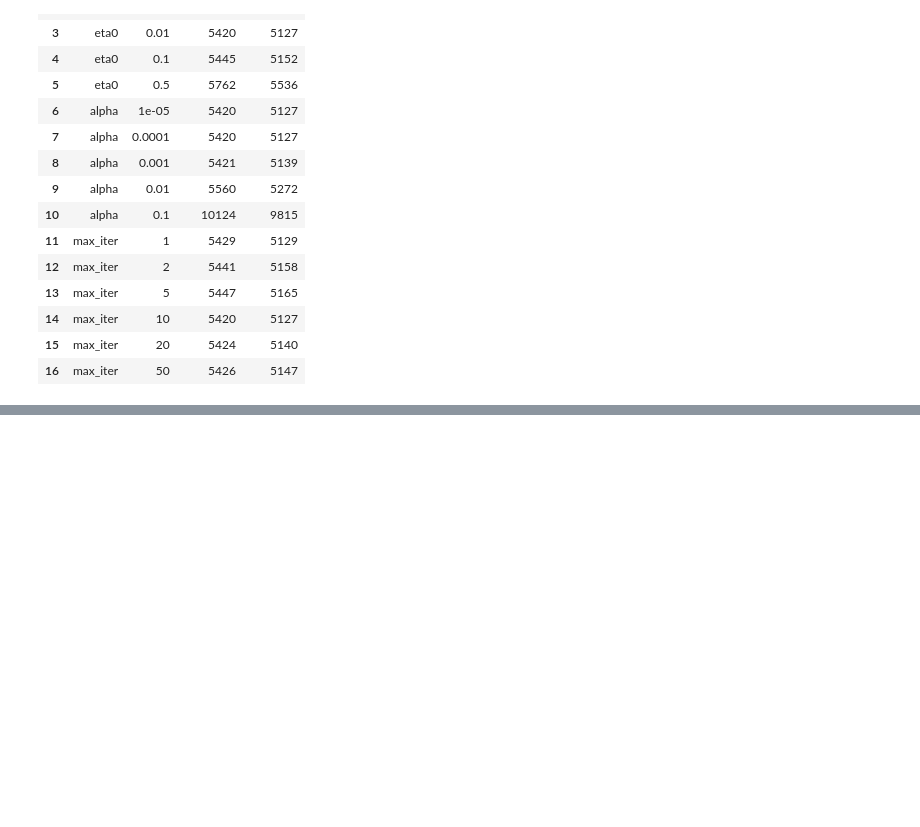
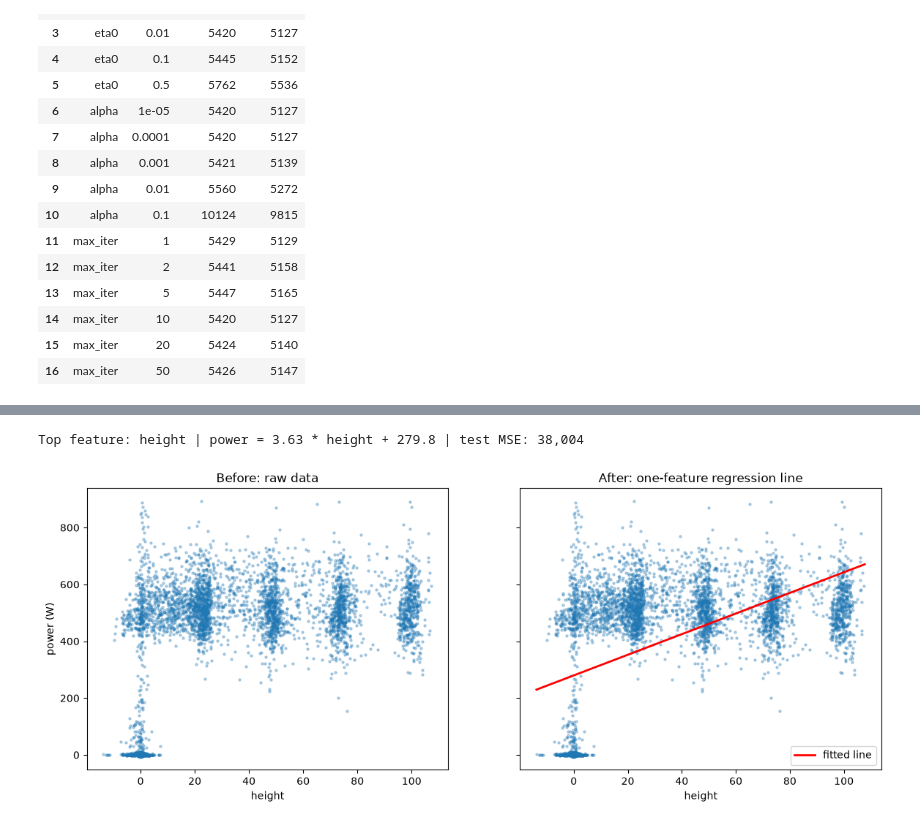
Before and after one commit to TheRealToky/linear_regression_model, a Jupyter notebook: summative/linear_regression/multivariate.ipynb, the cells around one changed output, grey strips where cells are left out. Drawn from its saved outputs; the diff is of its cells as text; code cells hidden in the pictures; blank space fills up the shorter version.

Commit message:
feat: plot scatter and fitting line

```diff
--- a/summative/linear_regression/multivariate.ipynb
+++ b/summative/linear_regression/multivariate.ipynb
@@ -621,0 +637,23 @@ plt.legend(); plt.grid(alpha=0.3); plt.show()
+# %%
+# Numeric feature with the strongest correlation to power (on the training rows)
+top = train_df[NUMERIC_FEATURES].corrwith(train_df[TARGET]).abs().idxmax()
+
+# One-feature linear regression: power = slope * top + intercept
+line = LinearRegression().fit(train_df[[top]], train_df[TARGET])
+x_line = pd.DataFrame({top: np.linspace(train_df[top].min(), train_df[top].max(), 100)})
+test_mse = mean_squared_error(y_test, line.predict(test_df[[top]]))
+print(f"Top feature: {top} | power = {line.coef_[0]:.2f} * {top} + {line.intercept_:.1f}"
+      f" | test MSE: {test_mse:,.0f}")
+
+sample = train_df.sample(5000, random_state=0)  # 5,000 points keep the plot readable
+fig, axes = plt.subplots(1, 2, figsize=(14, 5), sharey=True)
+for ax, title in zip(axes, ["Before: raw data", "After: one-feature regression line"]):
+    ax.scatter(sample[top], sample[TARGET], s=5, alpha=0.3)
+    ax.set_xlabel(top); ax.set_title(title)
+axes[0].set_ylabel("power (W)")
+axes[1].plot(x_line[top], line.predict(x_line), color="red", lw=2, label="fitted line")
+axes[1].legend()
+plt.show()
+# %% [output]
+Top feature: height | power = 3.63 * height + 279.8 | test MSE: 38,004
+[figure, added]
```
Also changed, not shown: parts of 3 cells of this notebook.
